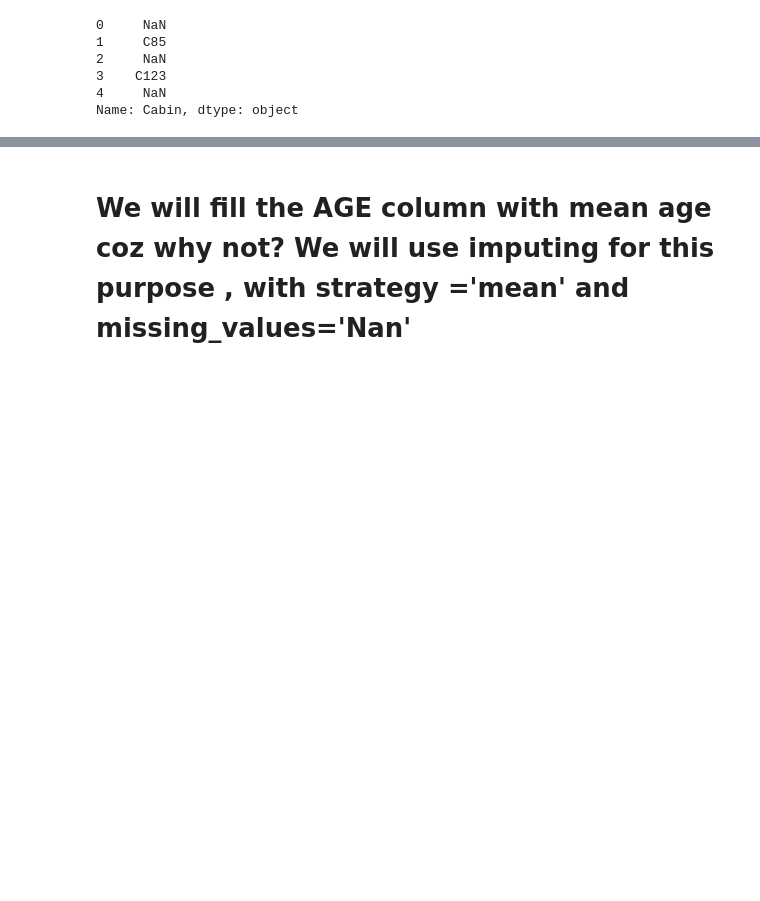
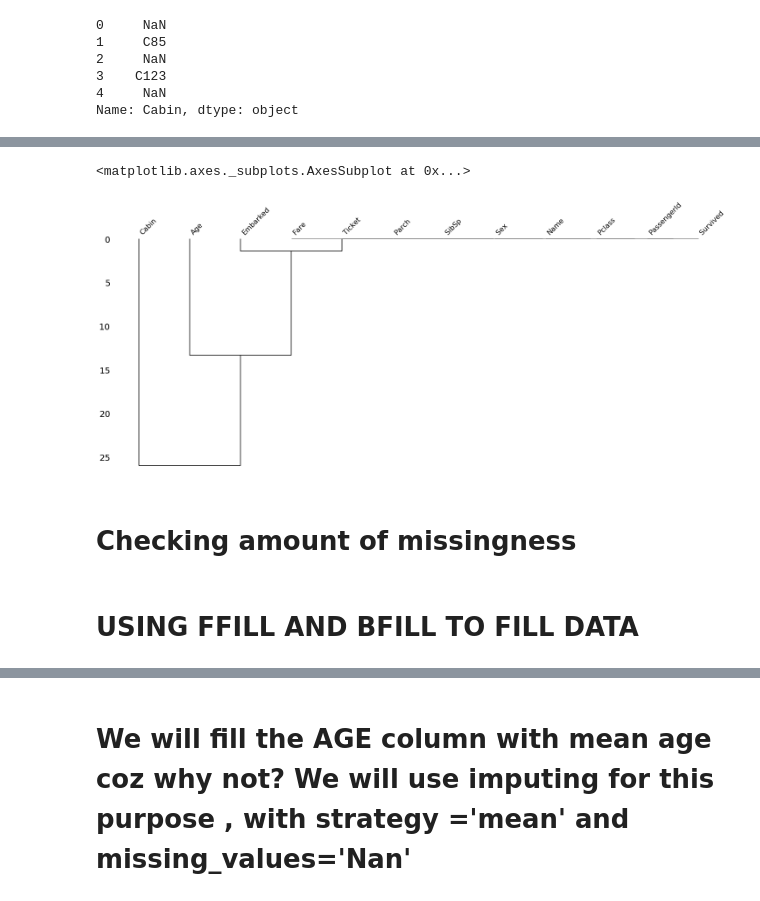
Before and after one commit to harshitanand2k/Data-Science-workflow, a Jupyter notebook: kaggleboi2.ipynb, the cells around one changed output, grey strips where cells are left out. Drawn from its saved outputs; the diff is of its cells as text; code cells hidden in the pictures; blank space fills up the shorter version.

```diff
--- a/kaggleboi2.ipynb
+++ b/kaggleboi2.ipynb
@@ -92,0 +139,9 @@ Name: Cabin, dtype: object
+# %%
+msno.dendrogram(df)
+# %% [output]
+<matplotlib.axes._subplots.AxesSubplot at 0x...>
+[figure, added]
+# %% [markdown]
+# Checking amount of missingness
+# %% [markdown]
+# USING FFILL AND BFILL TO FILL DATA
```
Also changed, not shown: parts of 34 cells of this notebook.
